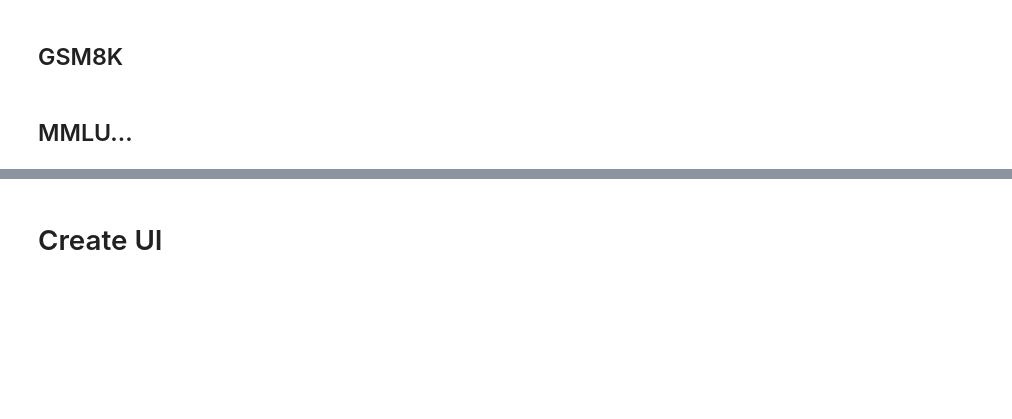
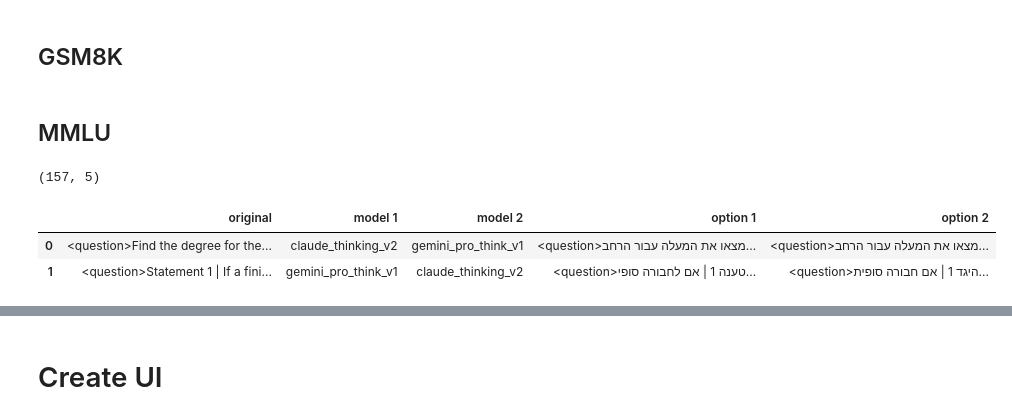
Before and after one commit to sarelWeinberger/qwen-hebrew-finetuning, a Jupyter notebook: translation/4 - labeling_app.ipynb, the cells around one changed output, grey strips where cells are left out. Cells and saved outputs as stored; diff of their text form; code cells hidden in the pictures; blank space fills up the shorter version.

```diff
--- a/translation/4 - labeling_app.ipynb
+++ b/translation/4 - labeling_app.ipynb
@@ -66,4 +66,4 @@ new_df.index, old_label_df.index
 display(old_label_df.head(2))
 display(new_df.head(2))
 # %% [markdown]
-## MMLU...
+## MMLU
@@ -76,0 +70,9 @@ new_df.loc[old_label_df[old_label_df['rating'] != ''].index, ['option 1', 'optio
+# %%
+new_df = pd.read_csv('manual_compare/mmlu_test_each_90_FULL.csv')
+print(new_df.shape)
+new_df.head(2)
+# %% [output]
+(157, 5)
+|  | original | model 1 | model 2 | option 1 | option 2 |
+| 0 | <question>Find the degree for the... | claude_thinking_v2 | gemini_pro_think_v1 | <question>מצאו את המעלה עבור הרחב... | <question>מצאו את המעלה עבור הרחב... |
+| 1 | <question>Statement 1 | If a fini... | gemini_pro_think_v1 | claude_thinking_v2 | <question>טענה 1 | אם לחבורה סופי... | <question>היגד 1 | אם חבורה סופית... |
```
Also changed, not shown: parts of 13 cells of this notebook, 3 other files.
